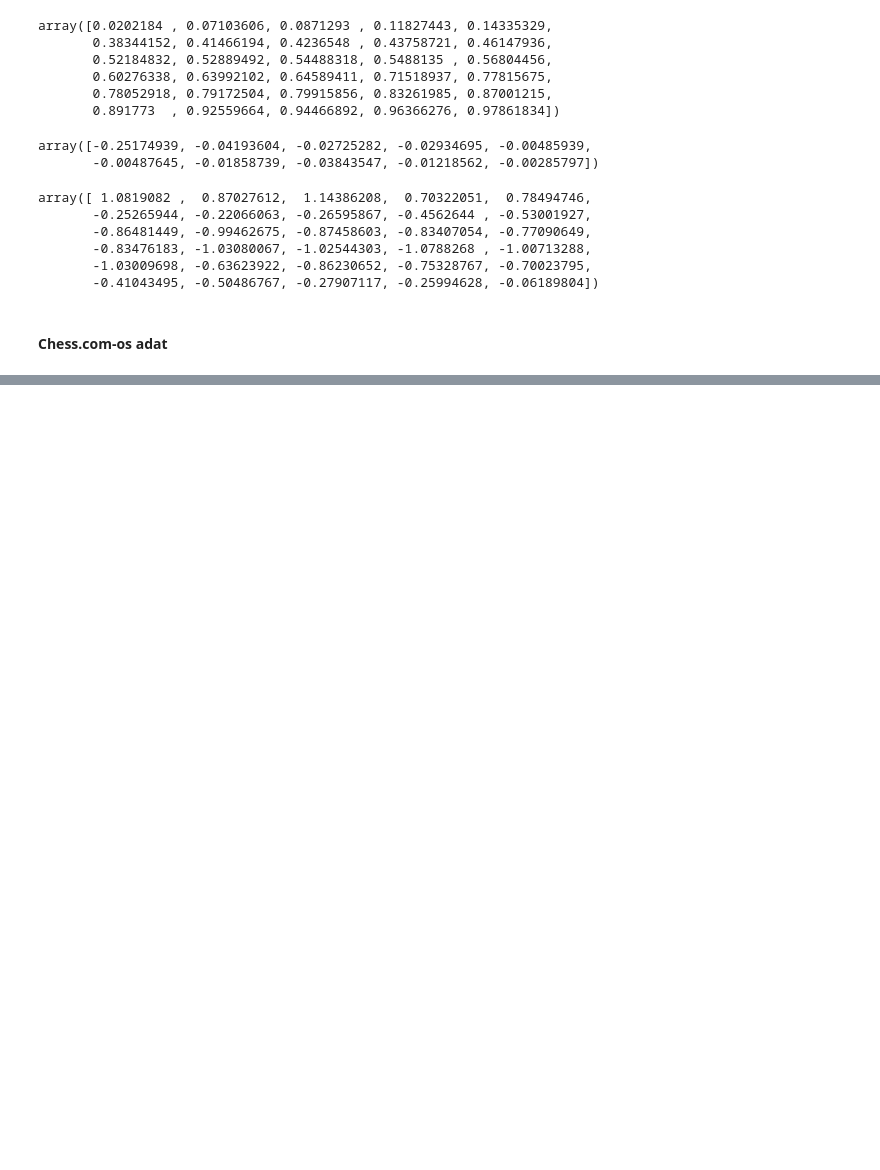
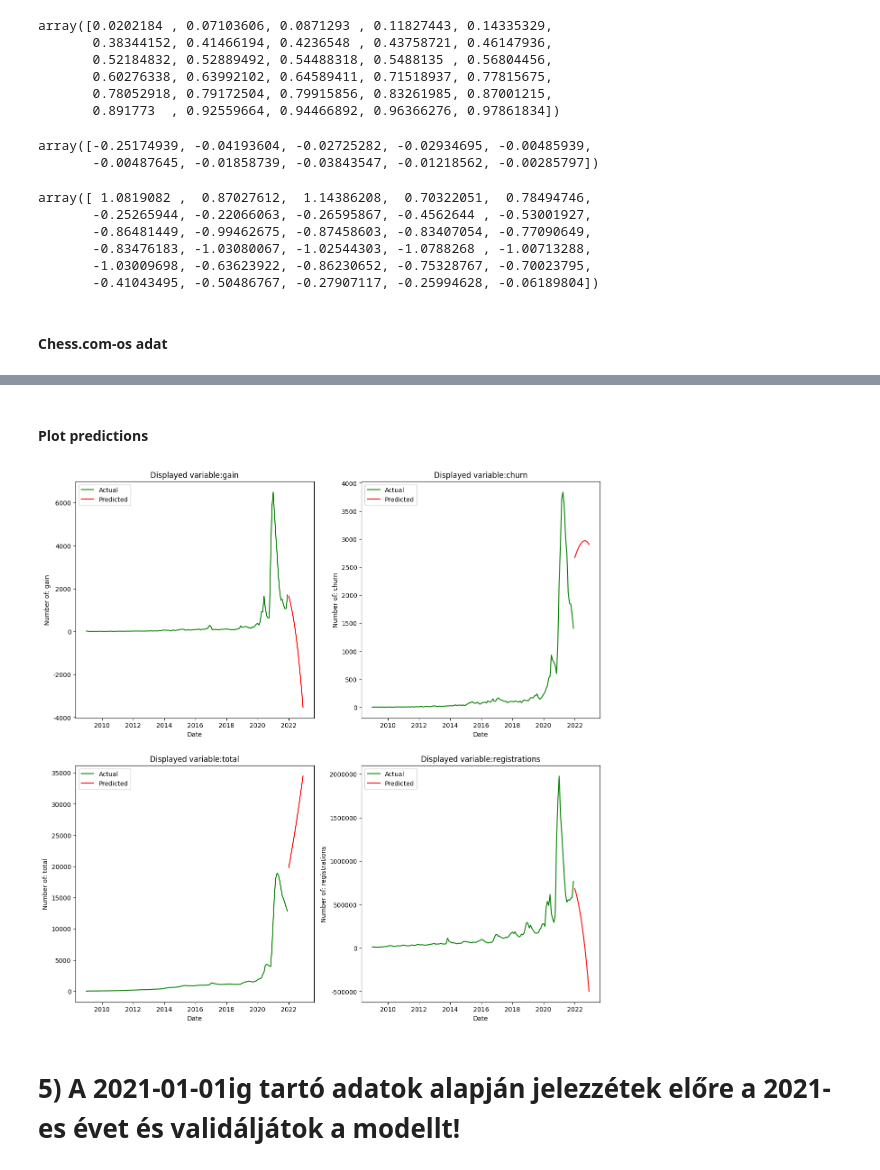
Before and after one commit to DanielBarabas/rajk-ml-course-barab, a Jupyter notebook: homeworks/BD_hw.ipynb, the cells around one changed output, grey strips where cells are left out. Saved outputs shown, nothing was run; the diff lists cells and outputs as text; code cells hidden in the pictures; blank space fills up the shorter version.

```diff
--- a/homeworks/BD_hw.ipynb
+++ b/homeworks/BD_hw.ipynb
@@ -307,0 +274,3 @@ array([0.00359243, 0.0037487 , 0.00391156, 0.00408119, 0.00425777,
+# %%
+date_list_for_pred = ["2022-" + str(month) + "-01" for month in range(1,13)]
+date_list_for_pred
@@ -307,0 +290,21 @@ array([0.00359243, 0.0037487 , 0.00391156, 0.00408119, 0.00425777,
+# %%
+# For the sake of simplicity I try only the 6th order polynomial. I tried others as well but this is the funniest
+pred_df = pd.DataFrame({"month_counter":np.array(range(157,157+12)),
+                        "date":pd.to_datetime(date_list_for_pred)})
+outcomes = ["gain","churn","total","registrations"]
+for outcome in outcomes:
+    X = data.loc[:,feature_cols].to_numpy()
+    #X = X.dropna()
+
+    y = data.loc[:,outcome].to_numpy()
+    polynomial_features = PolynomialFeatures(degree=6, include_bias=False)
+    linear_regression = LinearRegression()
+    pipeline = Pipeline(
+            [
+                ("polynomial_features", polynomial_features),
+                ("linear_regression", linear_regression),
+            ]
+    )
+    pipeline.fit(X,y)
+    x_test = np.array(range(157,157+12))
+    pred_df[outcome+"_pred"] = pipeline.predict(x_test[:,np.newaxis])
@@ -307,0 +327,3 @@ array([0.00359243, 0.0037487 , 0.00391156, 0.00408119, 0.00425777,
+# %%
+frames = [data[["date","month_counter"]+outcomes],pred_df]
+plot_df = pd.concat(frames)
@@ -307,0 +346,21 @@ array([0.00359243, 0.0037487 , 0.00391156, 0.00408119, 0.00425777,
+# %% [markdown]
+#### Plot predictions
+# %%
+plt.figure(figsize=(15, 15))
+counter = 1
+for outcome in outcomes:
+    ax = plt.subplot(2, 2, counter)
+    ax.plot(plot_df["date"],plot_df[outcome],color = "green",label = "Actual")
+    ax.plot(plot_df["date"],plot_df[outcome + "_pred"],color = "red",label = "Predicted")
+    ax.set_xlabel("Date")
+    ax.set_ylabel("Number of: {}".format(outcome))
+    ax.set_title("Displayed variable:{}".format(outcome))
+    #ax.set_yscale('log')
+    ax.yaxis.set_major_formatter(FormatStrFormatter('%1.0f'))
+    plt.legend()
+    counter +=1
+plt.show()
+# %% [output]
+[figure, added]
+# %% [markdown]
+# 5) A 2021-01-01ig tartó adatok alapján jelezzétek előre a 2021-es évet és validáljátok a modellt!
```
Also changed, not shown: parts of 23 cells of this notebook.
